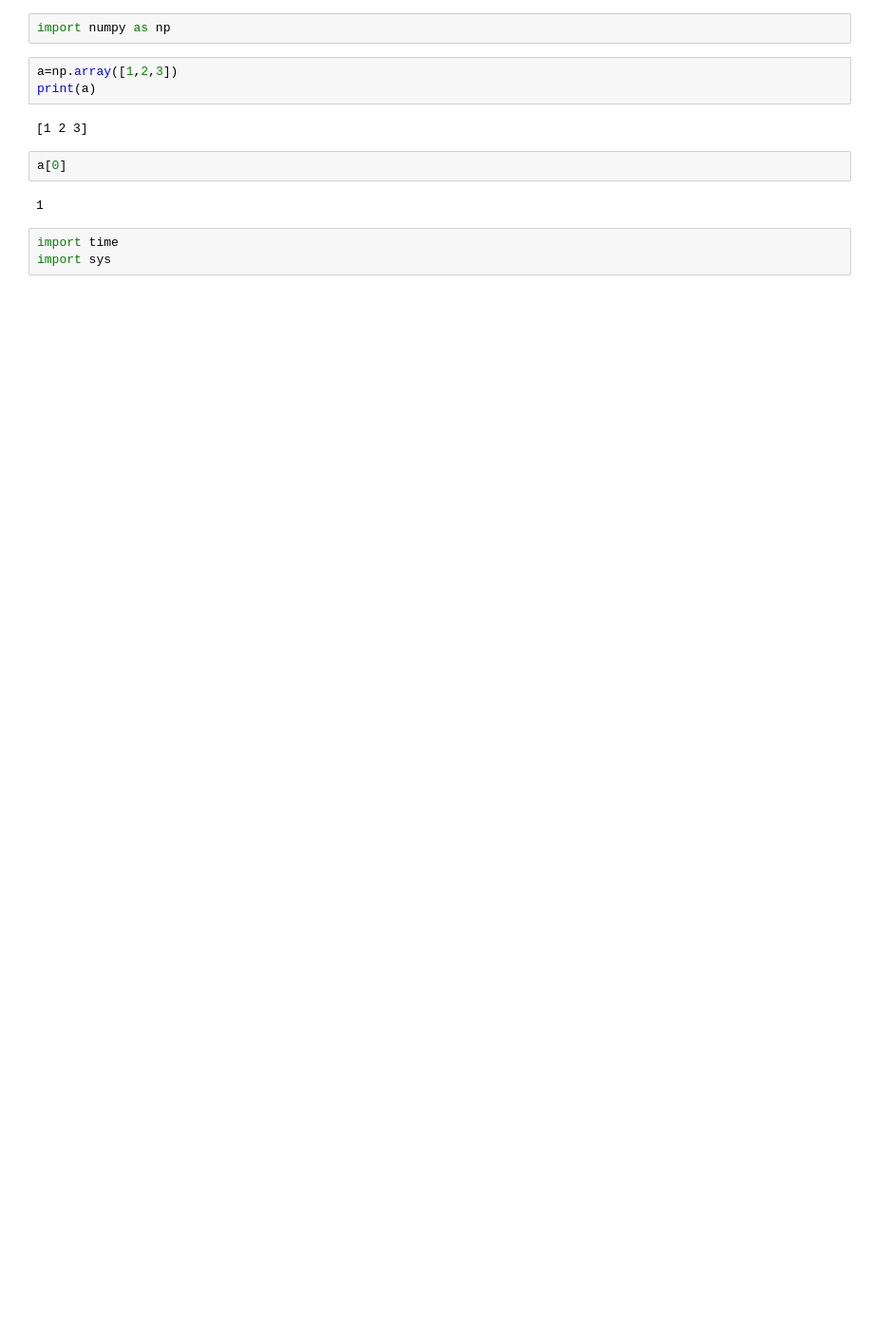
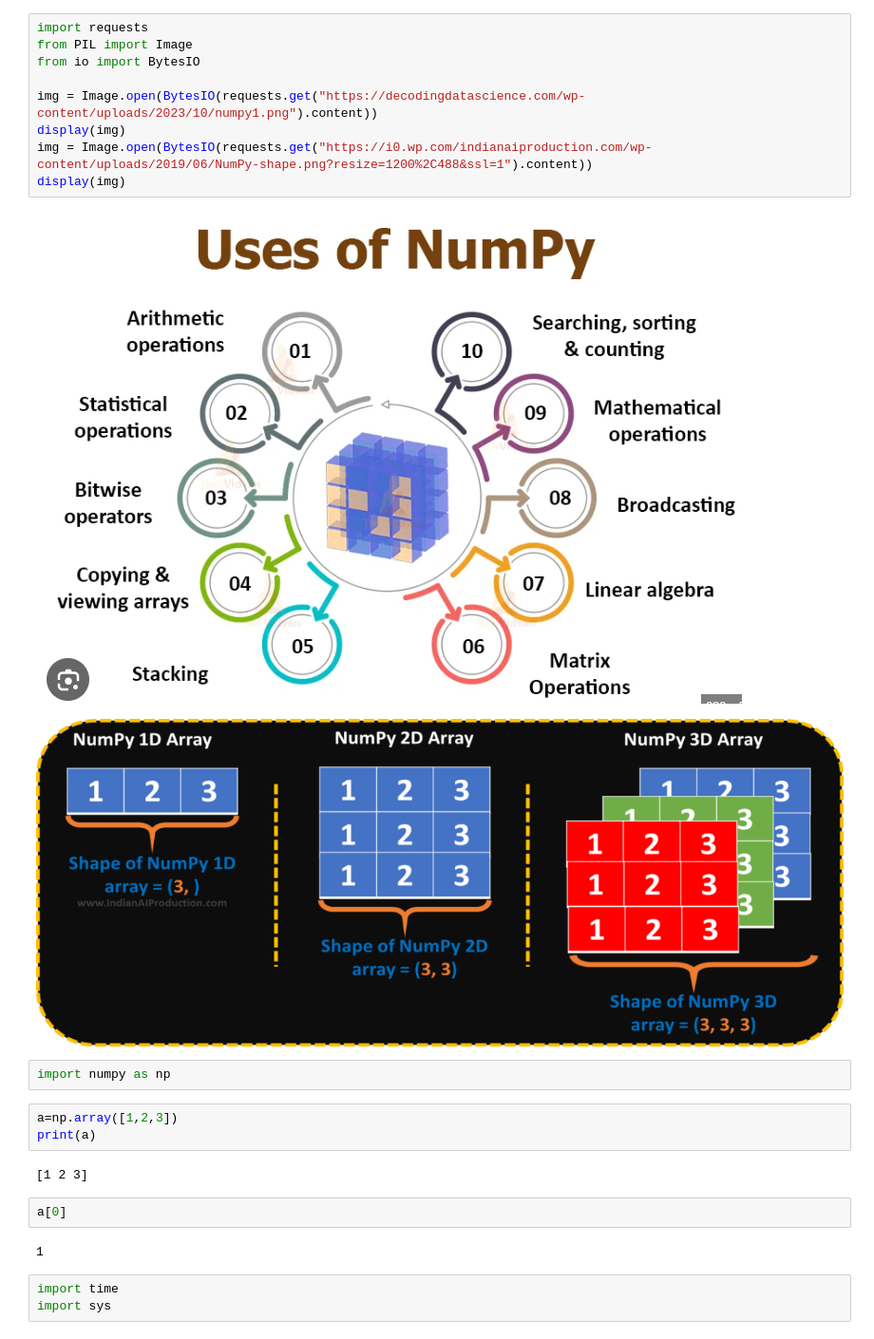
Before and after one commit to chaitanykakde/Data-Science-ML-Generative-AI, a Jupyter notebook: numpy1.ipynb, the cells around one changed output. Shown at 95% size. Cells and saved outputs as stored; diff of their text form; blank space fills up the shorter version.

```diff
--- a/numpy1.ipynb
+++ b/numpy1.ipynb
@@ -1,3 +1,15 @@
+# %%
+import requests
+from PIL import Image
+from io import BytesIO
+
+img = Image.open(BytesIO(requests.get("https://decodingdatascience.com/wp-content/uploads/2023/10/numpy1.png").content))
+display(img)
+img = Image.open(BytesIO(requests.get("https://i0.wp.com/indianaiproduction.com/wp-content/uploads/2019/06/NumPy-shape.png?resize=1200%2C488&ssl=1").content))
+display(img)
+# %% [output]
+[figure, added]
+[figure, added]
 # %%
 import numpy as np
 # %%
```
Also changed, not shown: parts of 14 cells of this notebook, 2 other files.
